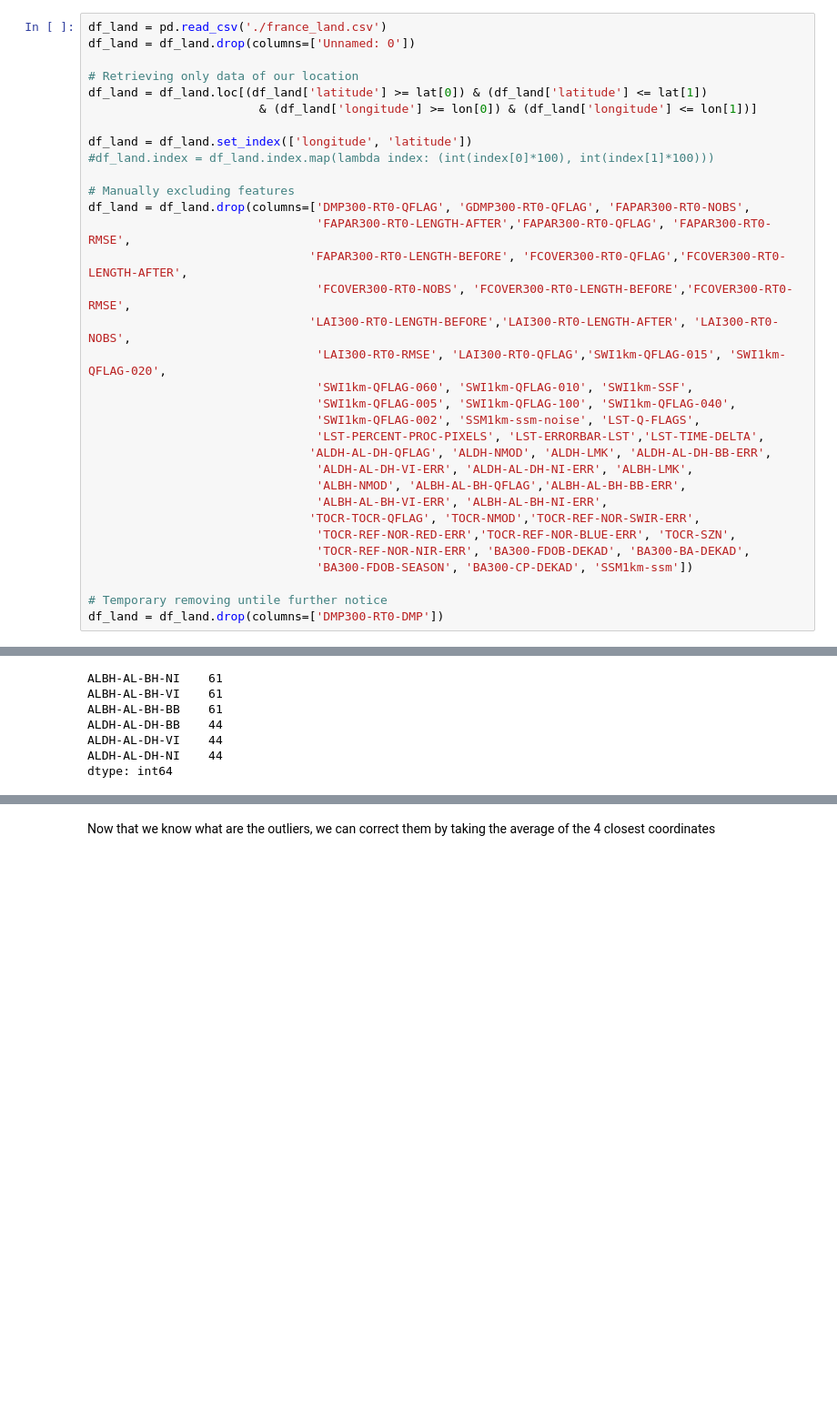
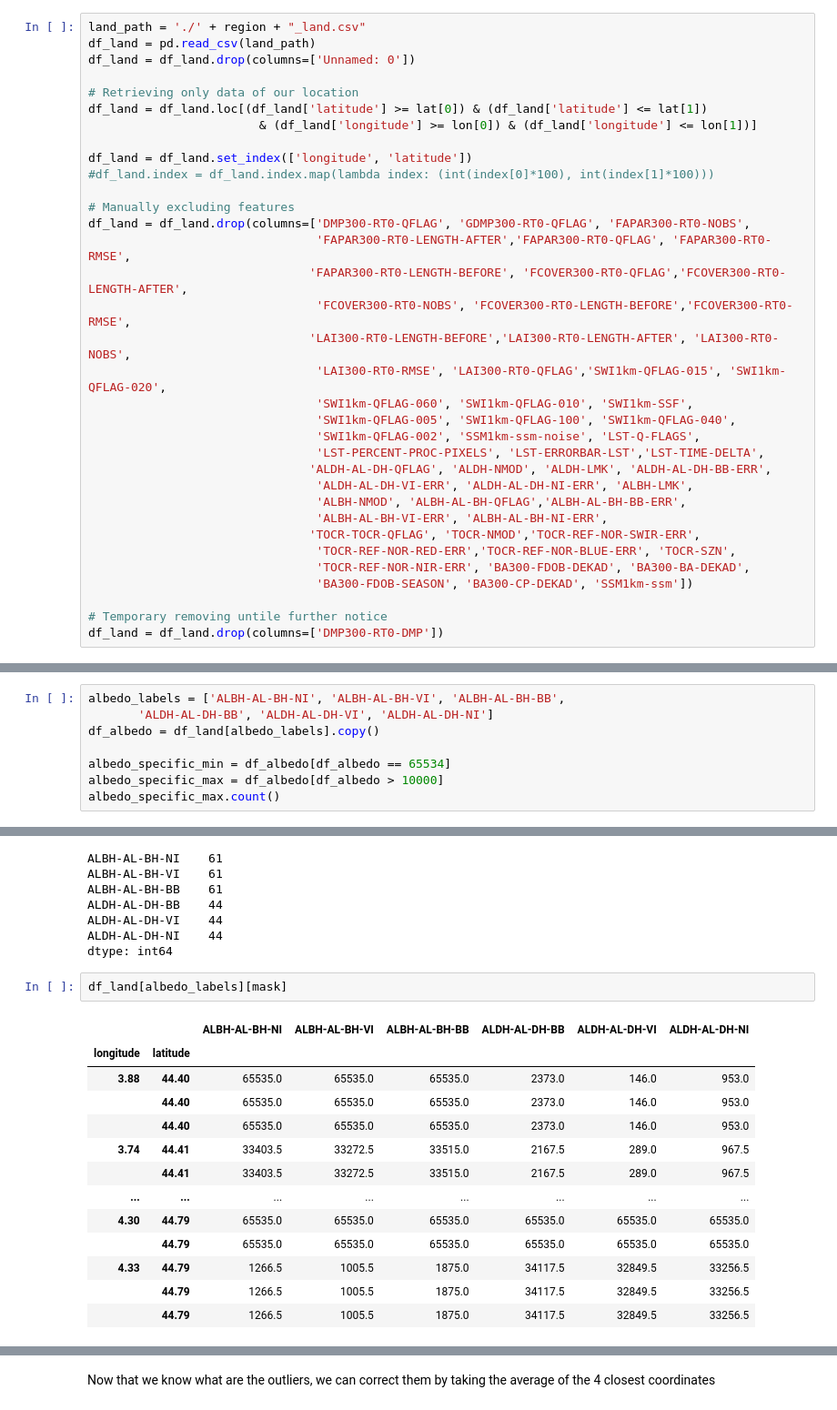
Before and after one commit to vincenzomadaghiele/Regression-of-biodiversity-indicators, a Jupyter notebook: DatasetCleaning/data_cleaning.ipynb, the cells around one changed output, grey strips where cells are left out. Shown at 91% size. Cells and saved outputs as stored; diff of their text form; blank space fills up the shorter version.

```diff
--- a/DatasetCleaning/data_cleaning.ipynb
+++ b/DatasetCleaning/data_cleaning.ipynb
@@ -100,7 +108,8 @@ array([[<matplotlib.axes._subplots.AxesSubplot object at 0x...>,
 
 The land dataset has been retrieved from the *Copernicus Land Service*, we manually checked the feature and excluded some of them.
 # %%
-df_land = pd.read_csv('./france_land.csv')
+land_path = './' + region + "_land.csv"
+df_land = pd.read_csv(land_path)
 df_land = df_land.drop(columns=['Unnamed: 0'])
 
 # Retrieving only data of our location
@@ -235,3 +244,11 @@ df_land_albedo.describe()
 | 50% | 1205.000000 | 965.000000 | 1878.250000 | 2476.000000 | 294.000000 | 953.000000 |
 | 75% | 1220.000000 | 975.000000 | 2004.000000 | 2658.000000 | 355.000000 | 958.000000 |
 | max | 10000.000000 | 10000.000000 | 10000.000000 | 10000.000000 | 10000.000000 | 10000.000000 |
+# %%
+albedo_labels = ['ALBH-AL-BH-NI', 'ALBH-AL-BH-VI', 'ALBH-AL-BH-BB',
+       'ALDH-AL-DH-BB', 'ALDH-AL-DH-VI', 'ALDH-AL-DH-NI']
+df_albedo = df_land[albedo_labels].copy()
+
+albedo_specific_min = df_albedo[df_albedo == 65534]
+albedo_specific_max = df_albedo[df_albedo > 10000]
+albedo_specific_max.count()
@@ -252,3 +288,19 @@ ALDH-AL-DH-BB    44
 ALDH-AL-DH-VI    44
 ALDH-AL-DH-NI    44
 dtype: int64
+# %%
+df_land[albedo_labels][mask]
+# %% [output]
+|  |  | ALBH-AL-BH-NI | ALBH-AL-BH-VI | ALBH-AL-BH-BB | ALDH-AL-DH-BB | ALDH-AL-DH-VI | ALDH-AL-DH-NI |
+| longitude | latitude |  |  |  |  |  |  |
+| 3.88 | 44.40 | 65535.0 | 65535.0 | 65535.0 | 2373.0 | 146.0 | 953.0 |
+|  | 44.40 | 65535.0 | 65535.0 | 65535.0 | 2373.0 | 146.0 | 953.0 |
+|  | 44.40 | 65535.0 | 65535.0 | 65535.0 | 2373.0 | 146.0 | 953.0 |
+| 3.74 | 44.41 | 33403.5 | 33272.5 | 33515.0 | 2167.5 | 289.0 | 967.5 |
+|  | 44.41 | 33403.5 | 33272.5 | 33515.0 | 2167.5 | 289.0 | 967.5 |
+| ... | ... | ... | ... | ... | ... | ... | ... |
+| 4.30 | 44.79 | 65535.0 | 65535.0 | 65535.0 | 65535.0 | 65535.0 | 65535.0 |
+|  | 44.79 | 65535.0 | 65535.0 | 65535.0 | 65535.0 | 65535.0 | 65535.0 |
+| 4.33 | 44.79 | 1266.5 | 1005.5 | 1875.0 | 34117.5 | 32849.5 | 33256.5 |
+|  | 44.79 | 1266.5 | 1005.5 | 1875.0 | 34117.5 | 32849.5 | 33256.5 |
+|  | 44.79 | 1266.5 | 1005.5 | 1875.0 | 34117.5 | 32849.5 | 33256.5 |
```
Also changed, not shown: parts of 14 cells of this notebook, 9 other files.
